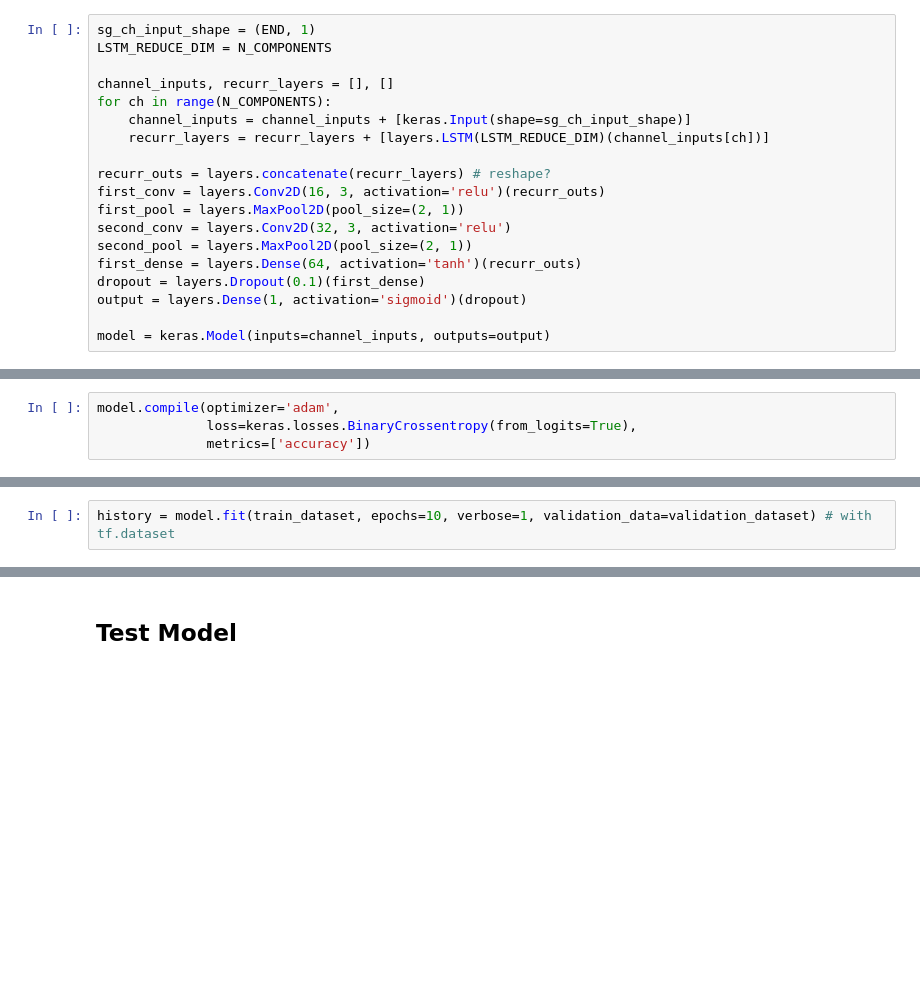
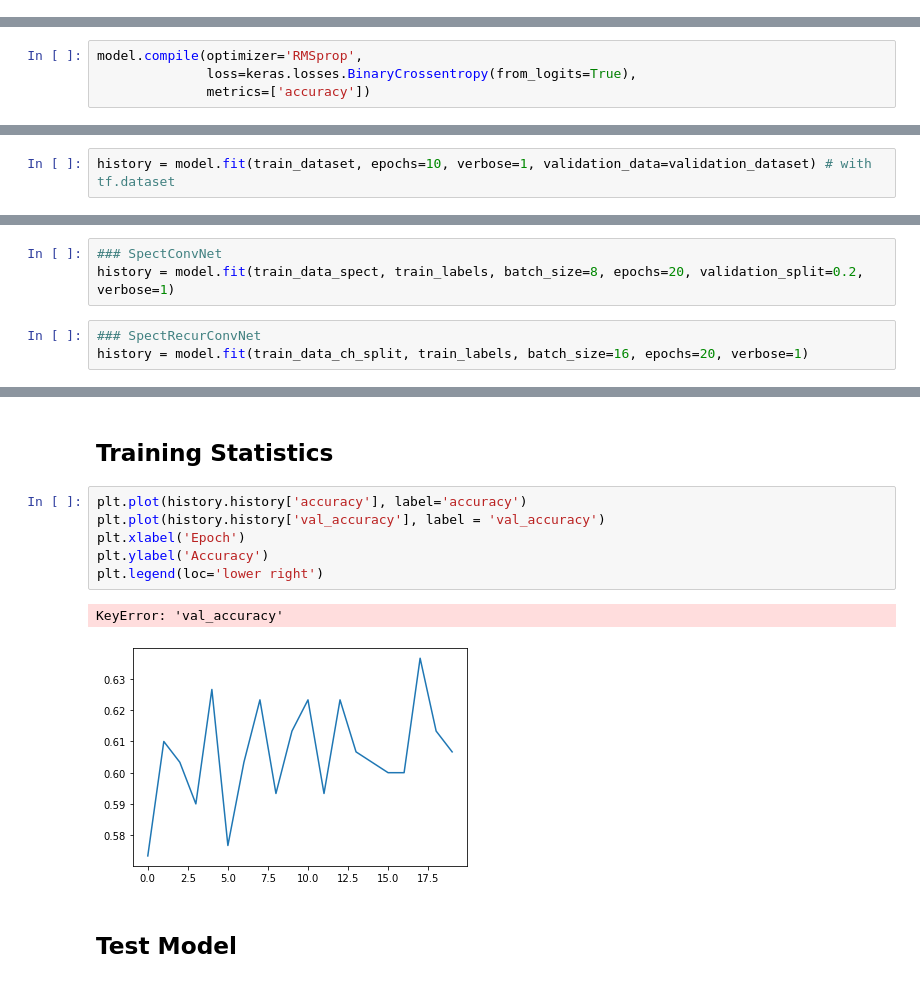
Before and after one commit to d-bi/software-control, a Jupyter notebook: playground.ipynb, the cells around one changed output, grey strips where cells are left out. Saved outputs shown, nothing was run; the diff lists cells and outputs as text; blank space fills up the shorter version.

```diff
--- a/playground.ipynb
+++ b/playground.ipynb
@@ -741,19 +843,0 @@ keras.utils.plot_model(model, 'multi-channel_recurrent.png', show_shapes=True)
-# %%
-sg_ch_input_shape = (END, 1)
-LSTM_REDUCE_DIM = N_COMPONENTS
-
-channel_inputs, recurr_layers = [], []
-for ch in range(N_COMPONENTS):
-    channel_inputs = channel_inputs + [keras.Input(shape=sg_ch_input_shape)]
-    recurr_layers = recurr_layers + [layers.LSTM(LSTM_REDUCE_DIM)(channel_inputs[ch])]
-
-recurr_outs = layers.concatenate(recurr_layers) # reshape?
-first_conv = layers.Conv2D(16, 3, activation='relu')(recurr_outs)
-first_pool = layers.MaxPool2D(pool_size=(2, 1))
-second_conv = layers.Conv2D(32, 3, activation='relu')
-second_pool = layers.MaxPool2D(pool_size=(2, 1))
-first_dense = layers.Dense(64, activation='tanh')(recurr_outs)
-dropout = layers.Dropout(0.1)(first_dense)
-output = layers.Dense(1, activation='sigmoid')(dropout)
-
-model = keras.Model(inputs=channel_inputs, outputs=output)
@@ -768,7 +907,7 @@ model = keras.Model(inputs=channel_inputs, outputs=output)
 # %% [markdown]
 ### Compile Model
 # %%
-model.compile(optimizer='adam',
+model.compile(optimizer='RMSprop',
               loss=keras.losses.BinaryCrossentropy(from_logits=True),
               metrics=['accuracy'])
 # %% [markdown]
@@ -779 +919,7 @@ history = model.fit(train_dataset, epochs=10, verbose=1, validation_data=validat
 history = model.fit(train_data, train_labels, batch_size=8, epochs=30, validation_split=0.2, verbose=1) # split channels
+# %%
+### SpectConvNet
+history = model.fit(train_data_spect, train_labels, batch_size=8, epochs=20, validation_split=0.2, verbose=1)
+# %%
+### SpectRecurConvNet
+history = model.fit(train_data_ch_split, train_labels, batch_size=16, epochs=20, verbose=1)
@@ -780,3 +944,14 @@ history = model.fit(train_data, train_labels, batch_size=8, epochs=30, validatio
+# %% [markdown]
+## Training Statistics
+# %%
+plt.plot(history.history['accuracy'], label='accuracy')
+plt.plot(history.history['val_accuracy'], label = 'val_accuracy')
+plt.xlabel('Epoch')
+plt.ylabel('Accuracy')
+plt.legend(loc='lower right')
+# %% [output]
+KeyError: 'val_accuracy'
+[figure, added]
 # %% [markdown]
 ## Test Model
 # %%
```
Also changed, not shown: parts of 20 cells of this notebook, 2 other files.
